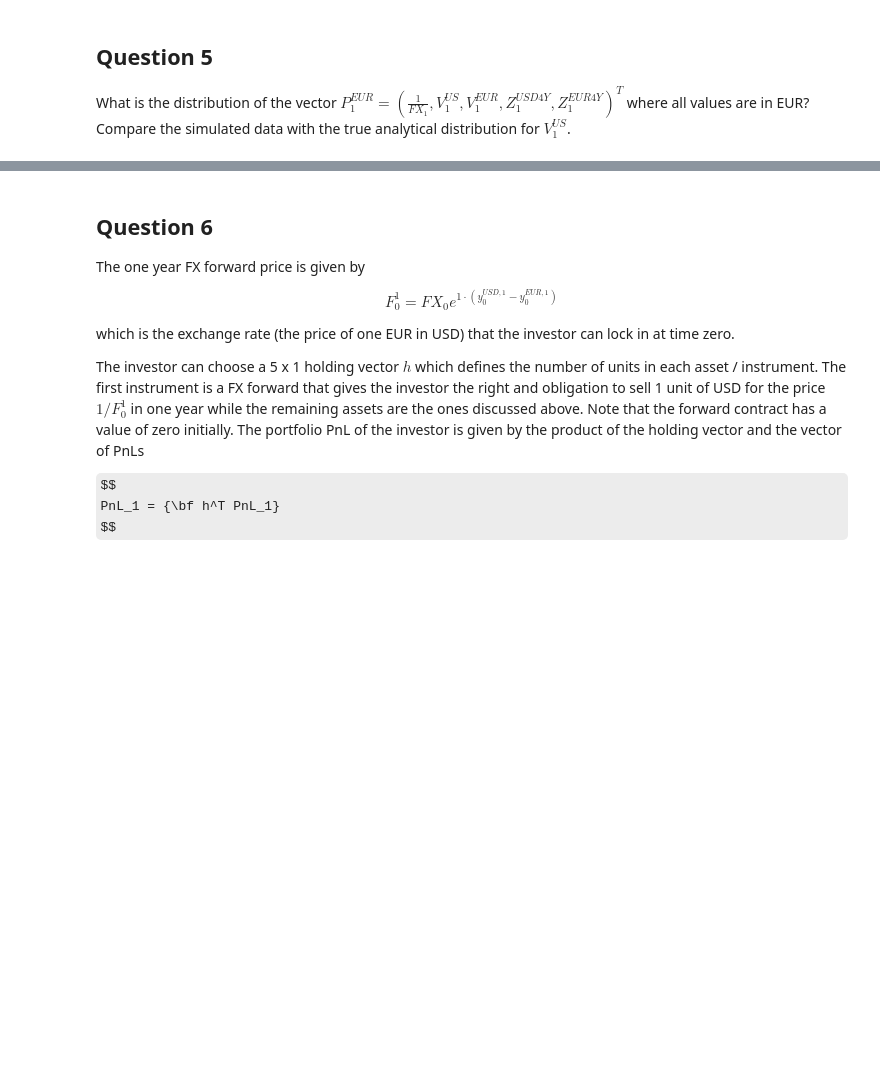
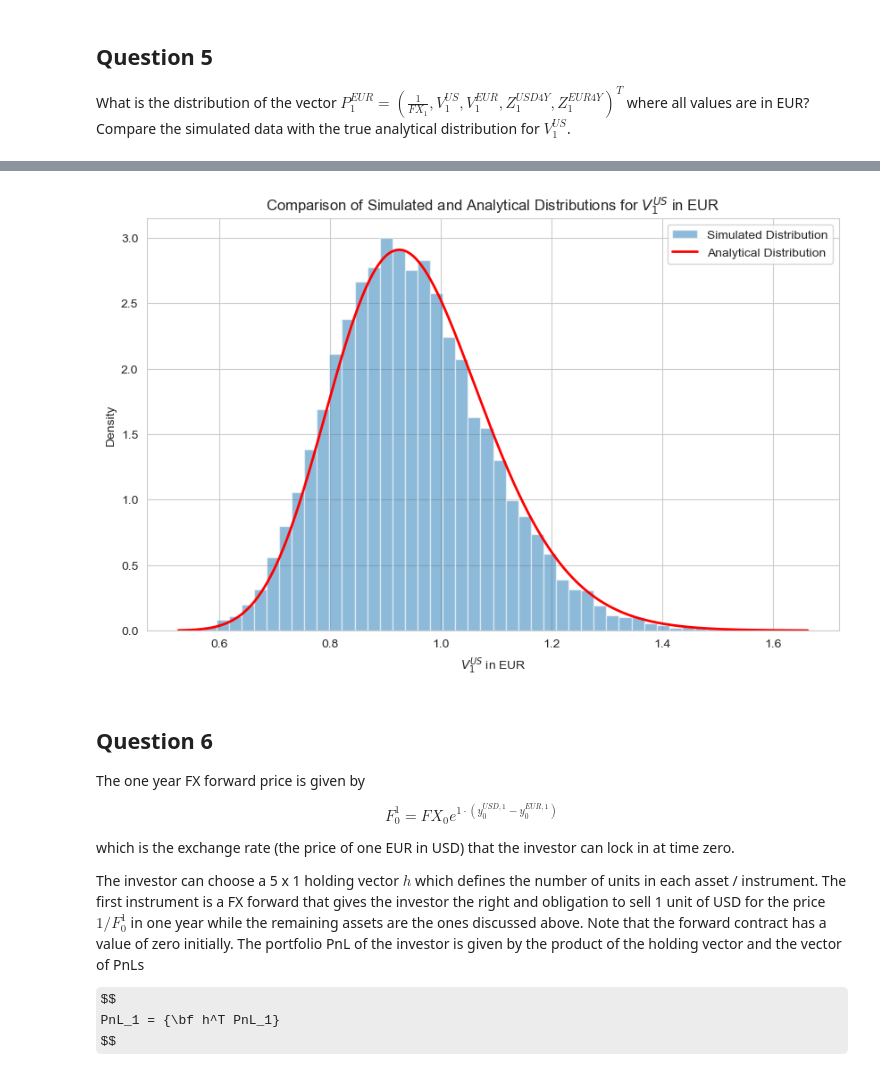
Before and after one commit to tbearlarsen/PyExam, a Jupyter notebook: Exam.ipynb, the cells around one changed output, grey strips where cells are left out. Saved outputs shown, nothing was run; the diff lists cells and outputs as text; code cells hidden in the pictures; some formulas as TeX source; blank space fills up the shorter version.

```diff
--- a/Exam.ipynb
+++ b/Exam.ipynb
@@ -321,3 +362,87 @@ plt.show()
+# %%
+#Converting the covariance matrix to EUR:
+def convert_covariance_to_EUR(mean, covariance):
+    FX_1=mean[0]
+    v1_us_local=mean[1]
+    z4_us=mean[3]
+
+    n=len(mean)
+    J=np.eye(n)
+
+    J[0,0]=-1/(FX_1**2)
+
+    J[1,0]=-v1_us_local/(FX_1**2)
+    J[1,1]=1/FX_1
+
+    J[3,0]=-z4_us/(FX_1**2)
+    J[3,3]=1/FX_1
+
+    cov_P1_eur= J @ covariance @ J.T
+
+    return cov_P1_eur
+
+cov_P1_eur=convert_covariance_to_EUR(mean_P1, cov_P1)
+cov_P1_eur.index = ["1/FX t1", "EQV US t1", "EQV EUR t1", "Z4 USD t1", "Z4 EUR t1"]
+cov_P1_eur.columns = ["1/FX t1", "EQV US t1", "EQV EUR t1", "Z4 USD t1", "Z4 EUR t1"]
+
+#Verifying the covariance matrix is positive semi-definite:
+eigenvalues=np.linalg.eigvals(cov_P1_eur.values)
+is_positive_semi_definite=np.all(eigenvalues>=0)
+is_positive_semi_definite, eigenvalues
+
+#Converting the mean vector to EUR:
+    # Extract individual means from the P1 vector
+fx_mean = mean_P1[0]  # FX mean
+v_us_mean = mean_P1[1]  # USD stock mean
+v_eur_mean = mean_P1[2]  # EUR stock mean (unchanged)
+z_usd_4y_mean = mean_P1[3]  # USD bond mean
+z_eur_4y_mean = mean_P1[4]  # EUR bond mean (unchanged)
+
+    # Convert each component
+mu_1 = 1 / fx_mean  # 1 / FX_1
+mu_2 = v_us_mean / fx_mean  # V_US_LOCAL / FX_1
+mu_3 = v_eur_mean  # V_EUR (unchanged)
+mu_4 = z_usd_4y_mean / fx_mean  # Z_4Y_USD / FX_1
+mu_5 = z_eur_4y_mean  # Z_4Y_EUR (unchanged)
+
+mean_P1_eur=np.array([mu_1, mu_2, mu_3, mu_4, mu_5])
+
+
+#The distribution of the P1 EUR:
+mean_P1_eur, cov_P1_eur
+
+
+#Compare analytical distribution for V_US with the simulated distribution:
+v1_us_mean=mean_P1_eur[1]
+v1_us_var=cov_P1_eur.loc["EQV US t1", "EQV US t1"]
+
+# Number of simulations
+num_simulations = 10000
+np.random.seed(42)  # For reproducibility
+
+# Simulate V1^US in EUR
+simulated_v1_us_eur = np.random.lognormal(
+    mean=np.log(v1_us_mean) - 0.5 * v1_us_var,  # Adjust mean for lognormal distribution
+    sigma=np.sqrt(v1_us_var),
+    size=num_simulations
+)
+
+# Analytical distribution parameters
+x_values = np.linspace(min(simulated_v1_us_eur), max(simulated_v1_us_eur), 1000)
+pdf_values = lognorm.pdf(x_values, s=np.sqrt(v1_us_var), scale=v1_us_mean)
+
+# Plotting the distributions
+plt.figure(figsize=(10, 6))
+plt.hist(simulated_v1_us_eur, bins=50, alpha=0.5, density=True, label='Simulated Distribution')
+plt.plot(x_values, pdf_values, 'r', label='Analytical Distribution', linewidth=2)
+plt.title('Comparison of Simulated and Analytical Distributions for $V_{1}^{US}$ in EUR')
+plt.xlabel('$V_{1}^{US}$ in EUR')
+plt.ylabel('Density')
+plt.legend()
+plt.grid(True)
+plt.show()
+# %% [output]
+[figure, added]
 # %% [markdown]
 ## Question 6
 The one year FX forward price is given by
```
Also changed, not shown: parts of 9 cells of this notebook, 2 other files.
